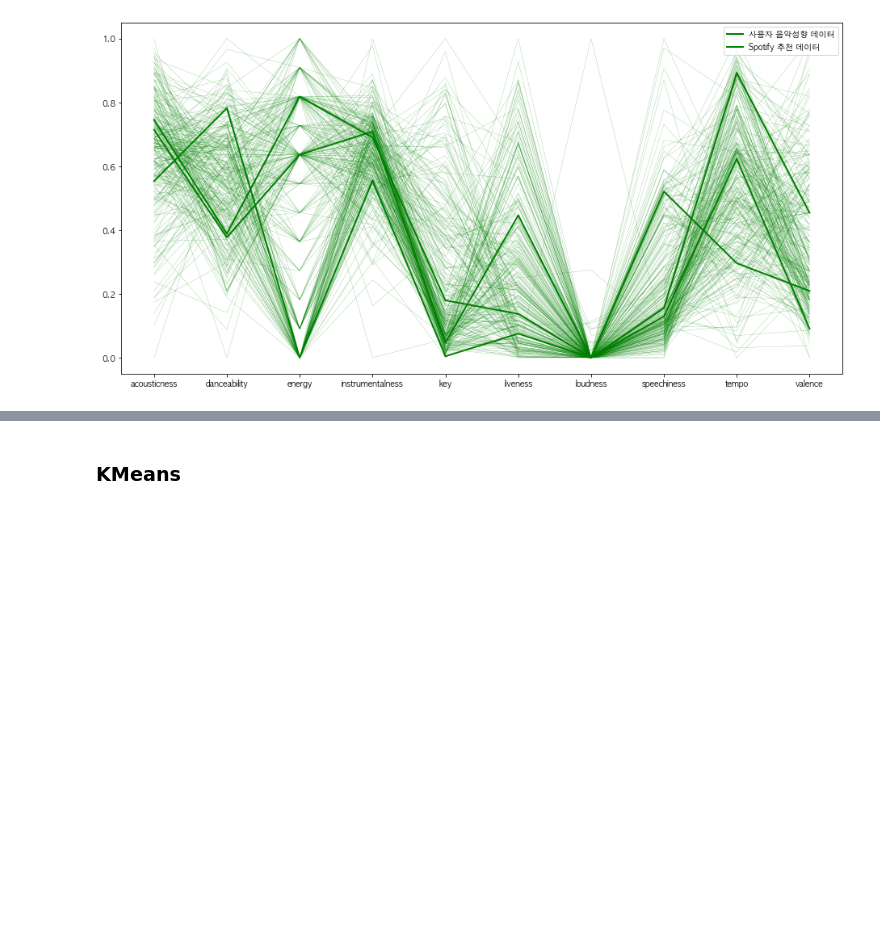
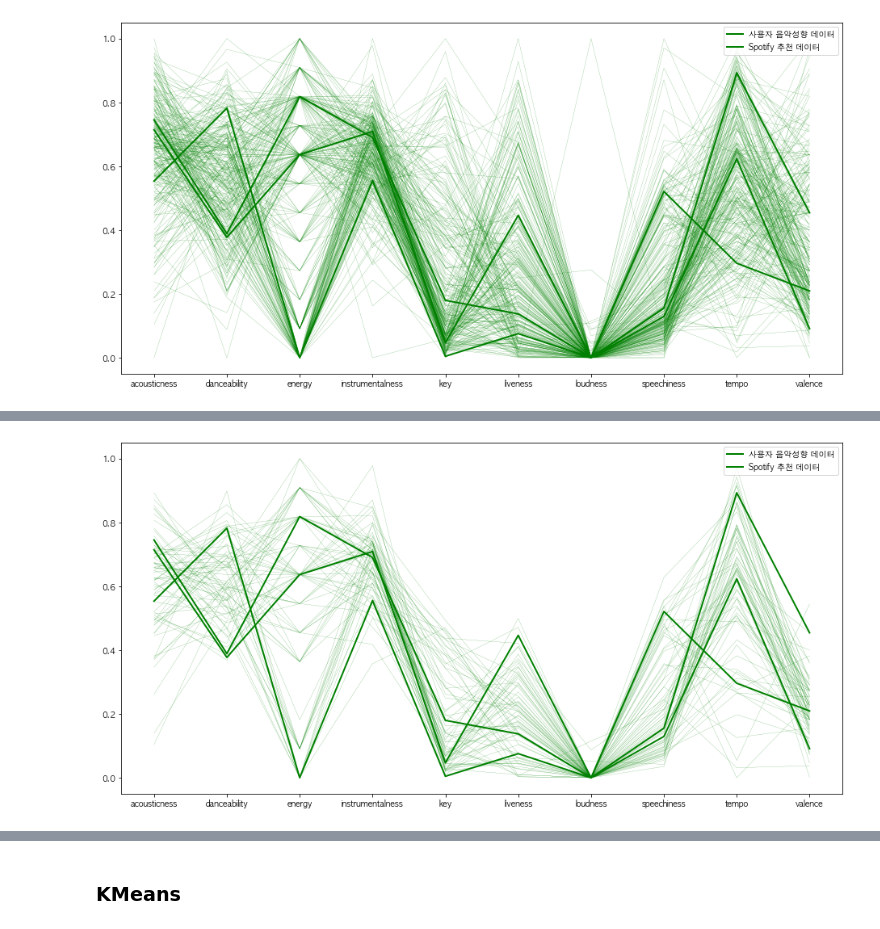
Before and after one commit to formegusto/research-muletter, a Jupyter notebook: pt1. MuLetter Service Researching.ipynb, the cells around one changed output, grey strips where cells are left out. Saved outputs shown, nothing was run; the diff lists cells and outputs as text; code cells hidden in the pictures; blank space fills up the shorter version.

Commit message:
update : new reco kmeans (kmeans++ based)

```diff
--- a/pt1. MuLetter Service Researching.ipynb
+++ b/pt1. MuLetter Service Researching.ipynb
@@ -144,0 +115,30 @@ kmeans2.ecv
+# %%
+def run(norm_features, sel_tracks):
+    _norm_features = norm_features.copy()
+    sel_features = norm_features.set_index("id").loc[sel_tracks['id']].reset_index("id").copy()
+
+    ecv_mem = np.array([])
+    reco_mem = np.array([])
+    while True:
+        kmeans2 = KMeans2(_norm_features)
+        kmeans2.fit()
+
+        ecv_mem = np.append(ecv_mem, kmeans2.ecv)
+
+        reco_ids = dp.music_filtering2(sel_tracks, _norm_features, kmeans2)
+        _reco_mem = np.append(reco_mem, reco_ids)
+
+        if _reco_mem.size >= 100:
+            _norm_features = _norm_features.set_index("id").loc[reco_ids].reset_index("id")
+        elif _reco_mem.size < 30:
+            _norm_features = norm_features.set_index("id").drop(_reco_mem).reset_index("id").copy()
+            reco_mem = _reco_mem.copy()
+        else:
+            reco_mem = _reco_mem.copy()
+            break
+
+        _norm_features = pd.concat([_norm_features, sel_features])
+
+    return reco_mem
+# %%
+reco_mem = run(norm_features, sel_tracks)
@@ -144,0 +166,9 @@ kmeans2.ecv
+# %%
+sel_features = norm_features.set_index("id").loc[sel_tracks['id'].values].reset_index("id")
+filter_music = norm_features.set_index("id").loc[reco_mem].reset_index("id")
+
+filter_music = pd.concat([sel_features, filter_music])
+
+utils.visual_norm_data(sel_tracks, filter_music)
+# %% [output]
+[figure, added]
```
Also changed, not shown: parts of 17 cells of this notebook, 2 other files.
